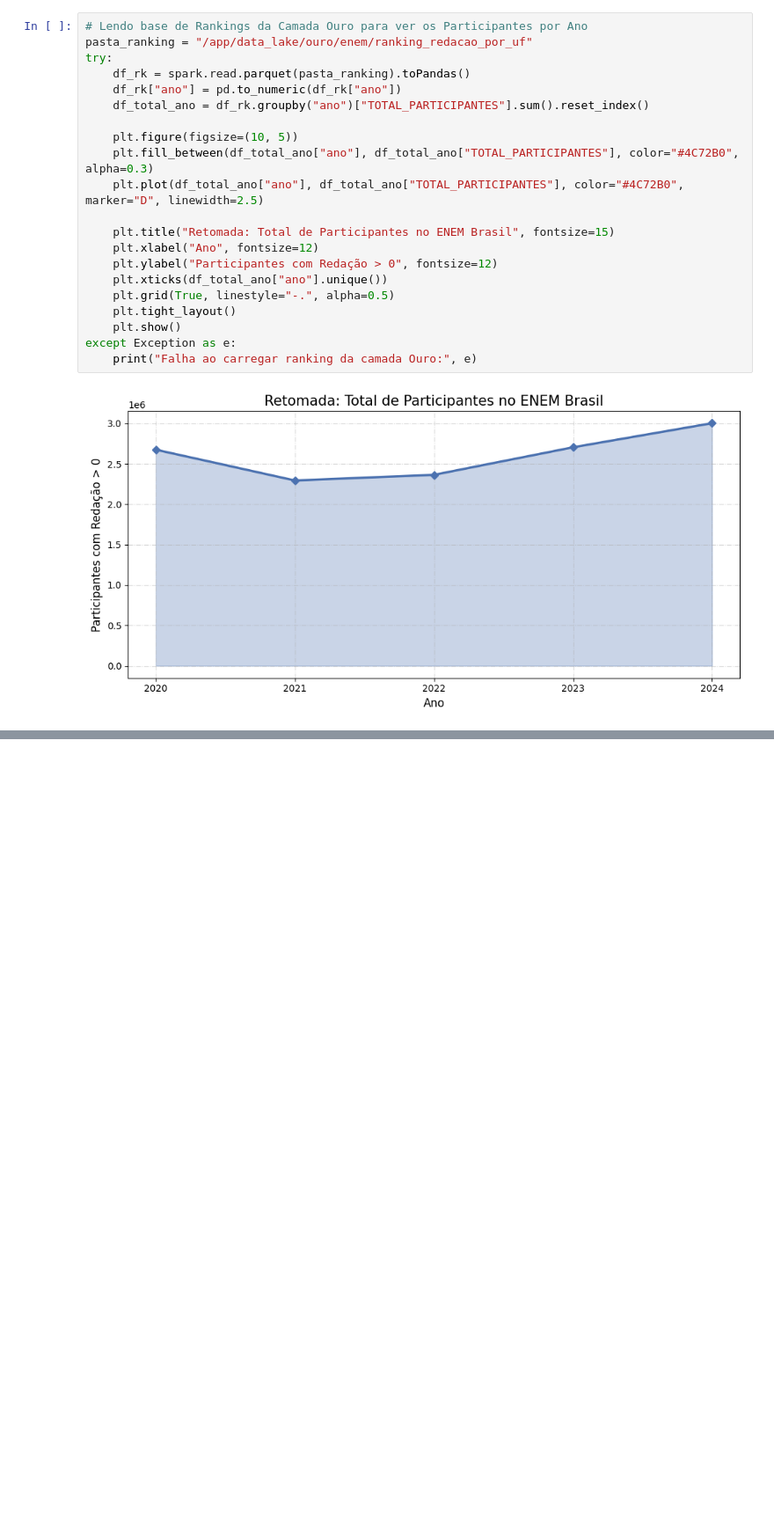
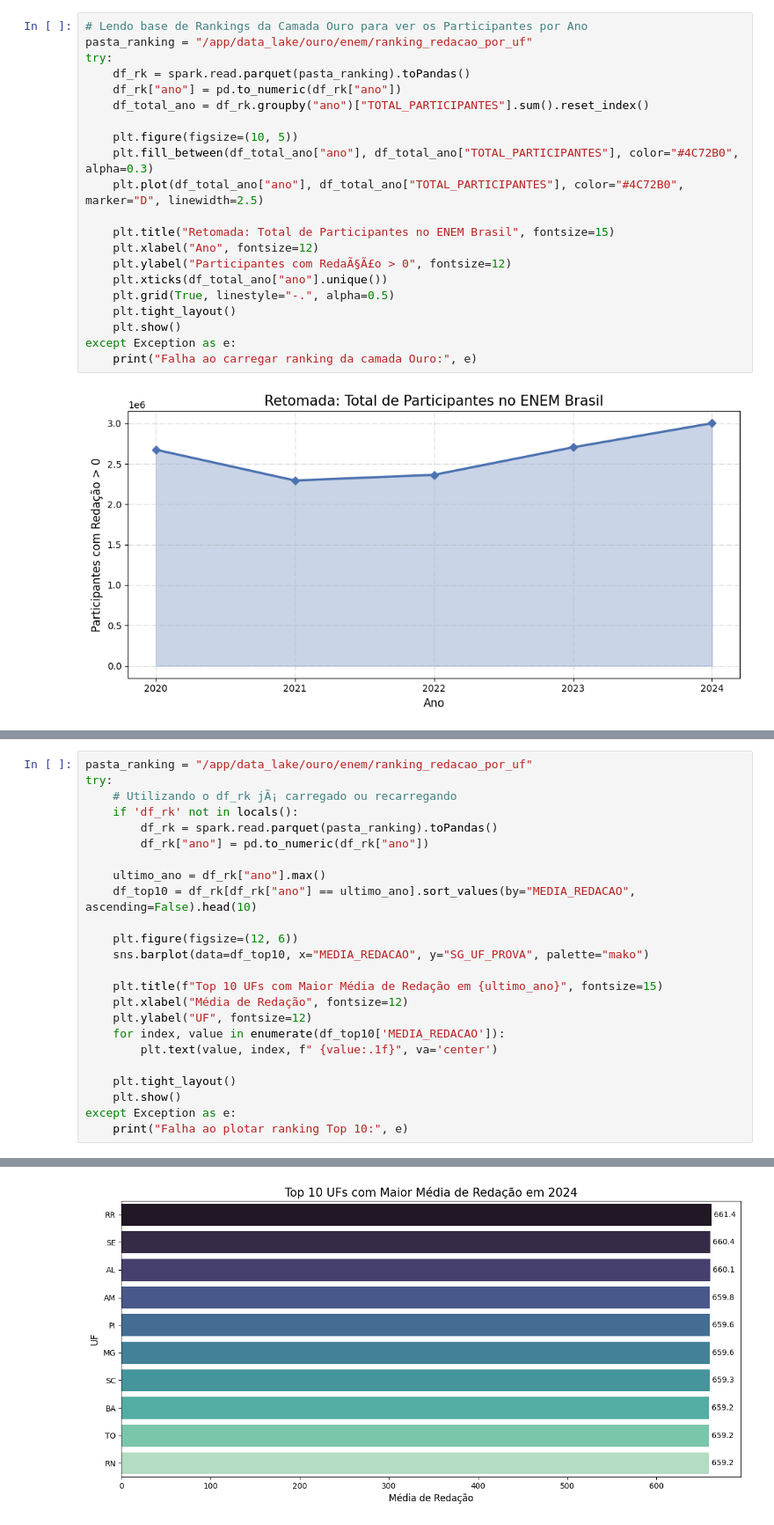
Before and after one commit to millemaria/ProjetoDataLakeEnem, a Jupyter notebook: notebooks/storytelling_enem.ipynb, the cells around one changed output, grey strips where cells are left out. Shown at 88% size. Drawn from its saved outputs; the diff is of its cells as text; blank space fills up the shorter version.

Commit message:
feat: Introduce `storytelling_enem.ipynb` notebook with new analytical insights on ENEM data, supported by update scripts and documentation.

```diff
--- a/notebooks/storytelling_enem.ipynb
+++ b/notebooks/storytelling_enem.ipynb
@@ -113,7 +126,7 @@ try:
 
     plt.title("Retomada: Total de Participantes no ENEM Brasil", fontsize=15)
     plt.xlabel("Ano", fontsize=12)
-    plt.ylabel("Participantes com Redação > 0", fontsize=12)
+    plt.ylabel("Participantes com RedaÃ§Ã£o > 0", fontsize=12)
     plt.xticks(df_total_ano["ano"].unique())
     plt.grid(True, linestyle="-.", alpha=0.5)
     plt.tight_layout()
@@ -127,0 +142,25 @@ spark.stop()
+# %%
+pasta_ranking = "/app/data_lake/ouro/enem/ranking_redacao_por_uf"
+try:
+    # Utilizando o df_rk jÃ¡ carregado ou recarregando
+    if 'df_rk' not in locals():
+        df_rk = spark.read.parquet(pasta_ranking).toPandas()
+        df_rk["ano"] = pd.to_numeric(df_rk["ano"])
+
+    ultimo_ano = df_rk["ano"].max()
+    df_top10 = df_rk[df_rk["ano"] == ultimo_ano].sort_values(by="MEDIA_REDACAO", ascending=False).head(10)
+
+    plt.figure(figsize=(12, 6))
+    sns.barplot(data=df_top10, x="MEDIA_REDACAO", y="SG_UF_PROVA", palette="mako")
+
+    plt.title(f"Top 10 UFs com Maior Média de Redação em {ultimo_ano}", fontsize=15)
+    plt.xlabel("Média de Redação", fontsize=12)
+    plt.ylabel("UF", fontsize=12)
+    for index, value in enumerate(df_top10['MEDIA_REDACAO']):
+        plt.text(value, index, f" {value:.1f}", va='center')
+
+    plt.tight_layout()
+    plt.show()
+except Exception as e:
+    print("Falha ao plotar ranking Top 10:", e)
+# %% [output]
@@ -127,0 +170 @@ spark.stop()
+[figure, added]
```
Also changed, not shown: parts of 13 cells of this notebook, 4 other files.
